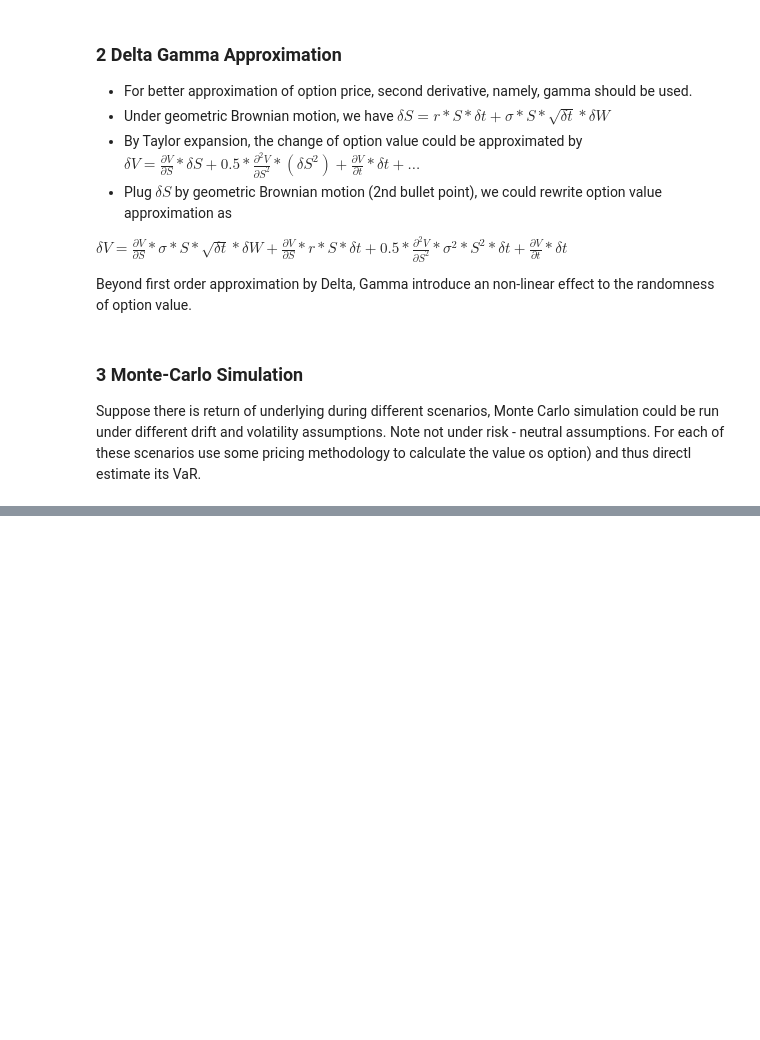
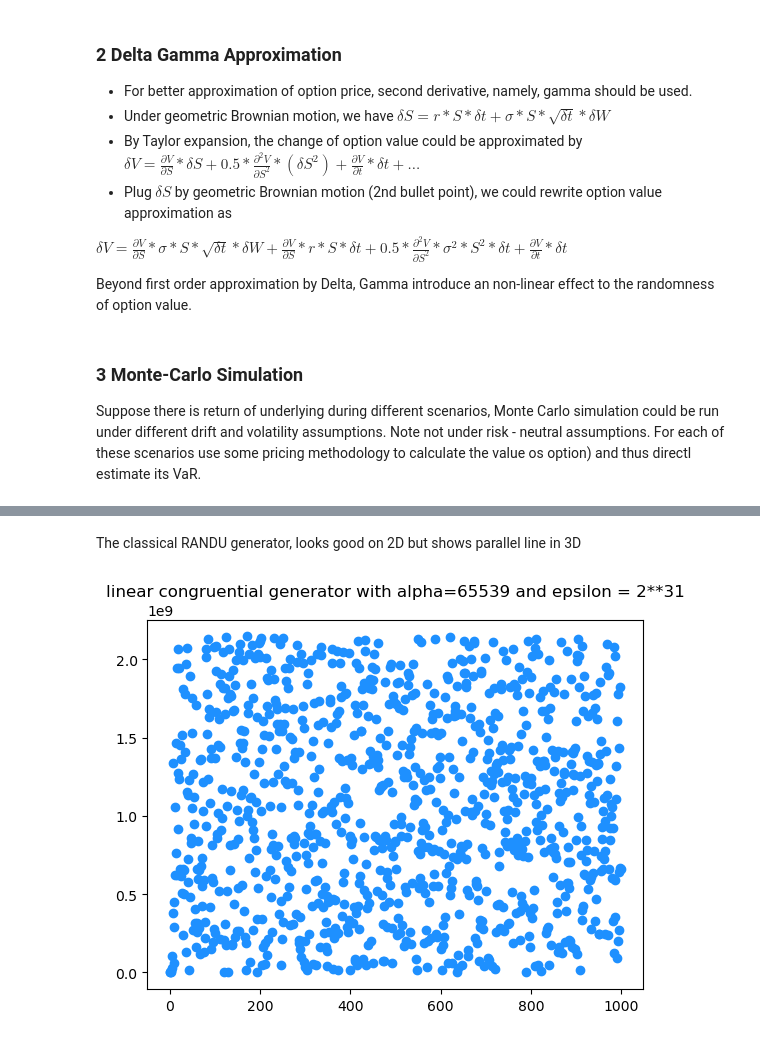
Before and after one commit to fionabay/slob, a Jupyter notebook: var/VAR.ipynb, the cells around one changed output, grey strips where cells are left out. Drawn from its saved outputs; the diff is of its cells as text; code cells hidden in the pictures; blank space fills up the shorter version.

Commit message:
added random number generator

```diff
--- a/var/VAR.ipynb
+++ b/var/VAR.ipynb
@@ -26,0 +35,12 @@ estimate its VaR.
+# %% [markdown]
+The classical RANDU generator, looks good on 2D but shows parallel line in 3D
+# %%
+from rand_generator import rand_generator
+rgtor = rand_generator()
+rnds = rgtor.lcg(65539,2**31,0)
+# %%
+plt.title('linear congruential generator with alpha=65539 and epsilon = 2**31')
+plt.scatter(range(len(rnds)), rnds, color='dodgerblue')
+plt.show();
+# %% [output]
+[figure, added]
```
Also changed, not shown: parts of 10 cells of this notebook, 1 other file.
